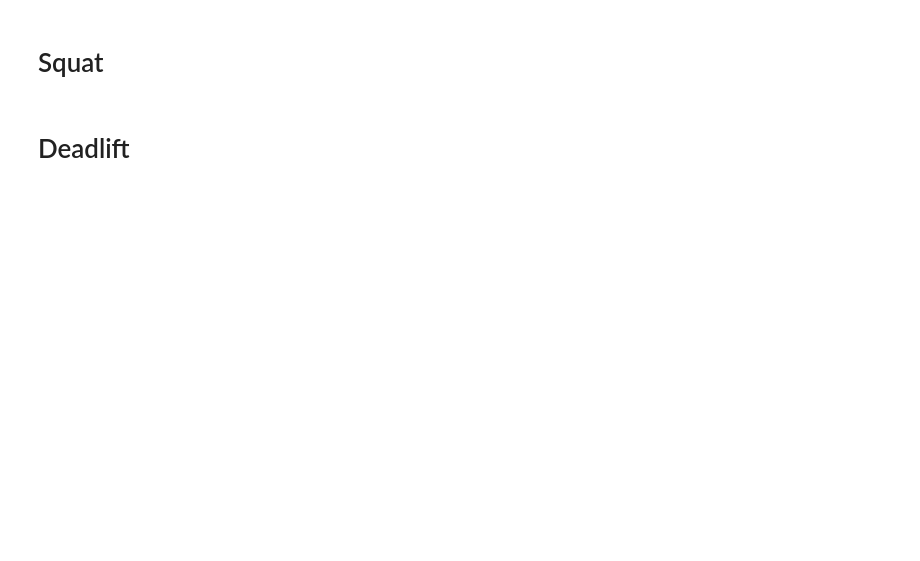
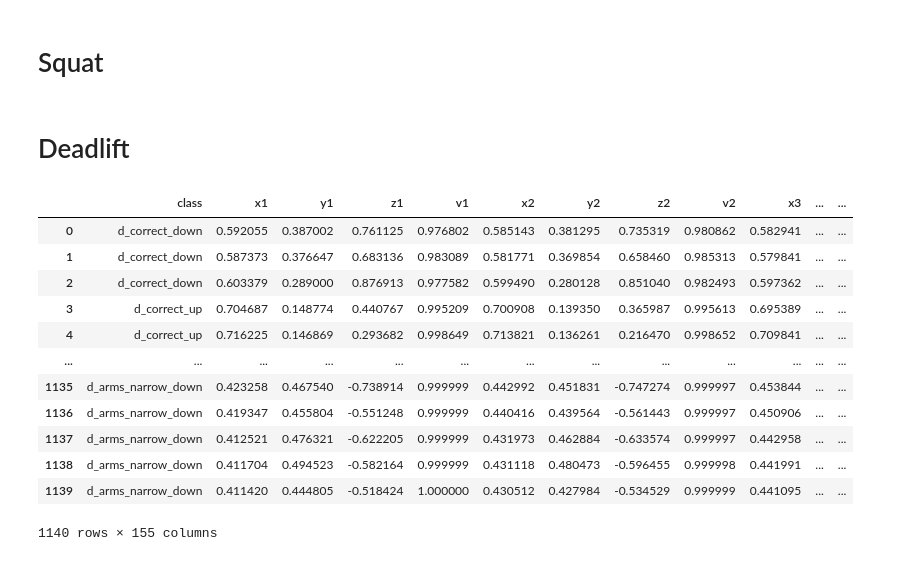
Before and after one commit to PSLeon24/AI_Exercise_Pose_Feedback, a Jupyter notebook: Afterprocessing/Afterprocessing.ipynb, the cells around one changed output. Drawn from its saved outputs; the diff is of its cells as text; code cells hidden in the pictures; blank space fills up the shorter version.

```diff
--- a/Afterprocessing/Afterprocessing.ipynb
+++ b/Afterprocessing/Afterprocessing.ipynb
@@ -173,12 +187,26 @@ squat
 # %%
 angle_columns = ['neck_angle', 'left_elbow_angle', 'right_elbow_angle', 'left_shoulder_angle', 'right_shoulder_angle', 'left_hip_angle', 'right_hip_angle', 'left_knee_angle', 'right_knee_angle', 'left_ankle_angle', 'right_ankle_angle']
 deadlift[angle_columns] = deadlift.apply(calculate_joint_angles, axis=1)
 
 scaler = MinMaxScaler()
 scaled_angles = scaler.fit_transform(deadlift[angle_columns])
 
 scaled_angles_df = pd.DataFrame(scaled_angles, columns=angle_columns)
 
-deadlift = pd.concat([squat, scaled_angles_df], axis=1)
+deadlift = pd.concat([deadlift, scaled_angles_df], axis=1)
 deadlift.to_csv("deadlift_with_scaled_angles.csv", index=False)
 deadlift
+# %% [output]
+|  | class | x1 | y1 | z1 | v1 | x2 | y2 | z2 | v2 | x3 | ... | ... |
+| 0 | d_correct_down | 0.592055 | 0.387002 | 0.761125 | 0.976802 | 0.585143 | 0.381295 | 0.735319 | 0.980862 | 0.582941 | ... | ... |
+| 1 | d_correct_down | 0.587373 | 0.376647 | 0.683136 | 0.983089 | 0.581771 | 0.369854 | 0.658460 | 0.985313 | 0.579841 | ... | ... |
+| 2 | d_correct_down | 0.603379 | 0.289000 | 0.876913 | 0.977582 | 0.599490 | 0.280128 | 0.851040 | 0.982493 | 0.597362 | ... | ... |
+| 3 | d_correct_up | 0.704687 | 0.148774 | 0.440767 | 0.995209 | 0.700908 | 0.139350 | 0.365987 | 0.995613 | 0.695389 | ... | ... |
+| 4 | d_correct_up | 0.716225 | 0.146869 | 0.293682 | 0.998649 | 0.713821 | 0.136261 | 0.216470 | 0.998652 | 0.709841 | ... | ... |
+| ... | ... | ... | ... | ... | ... | ... | ... | ... | ... | ... | ... | ... |
+| 1135 | d_arms_narrow_down | 0.423258 | 0.467540 | -0.738914 | 0.999999 | 0.442992 | 0.451831 | -0.747274 | 0.999997 | 0.453844 | ... | ... |
+| 1136 | d_arms_narrow_down | 0.419347 | 0.455804 | -0.551248 | 0.999999 | 0.440416 | 0.439564 | -0.561443 | 0.999997 | 0.450906 | ... | ... |
+| 1137 | d_arms_narrow_down | 0.412521 | 0.476321 | -0.622205 | 0.999999 | 0.431973 | 0.462884 | -0.633574 | 0.999997 | 0.442958 | ... | ... |
+| 1138 | d_arms_narrow_down | 0.411704 | 0.494523 | -0.582164 | 0.999999 | 0.431118 | 0.480473 | -0.596455 | 0.999998 | 0.441991 | ... | ... |
+| 1139 | d_arms_narrow_down | 0.411420 | 0.444805 | -0.518424 | 1.000000 | 0.430512 | 0.427984 | -0.534529 | 0.999999 | 0.441095 | ... | ... |
+1140 rows × 155 columns
```
Also changed, not shown: parts of 1 cell of this notebook, 4 other files.
